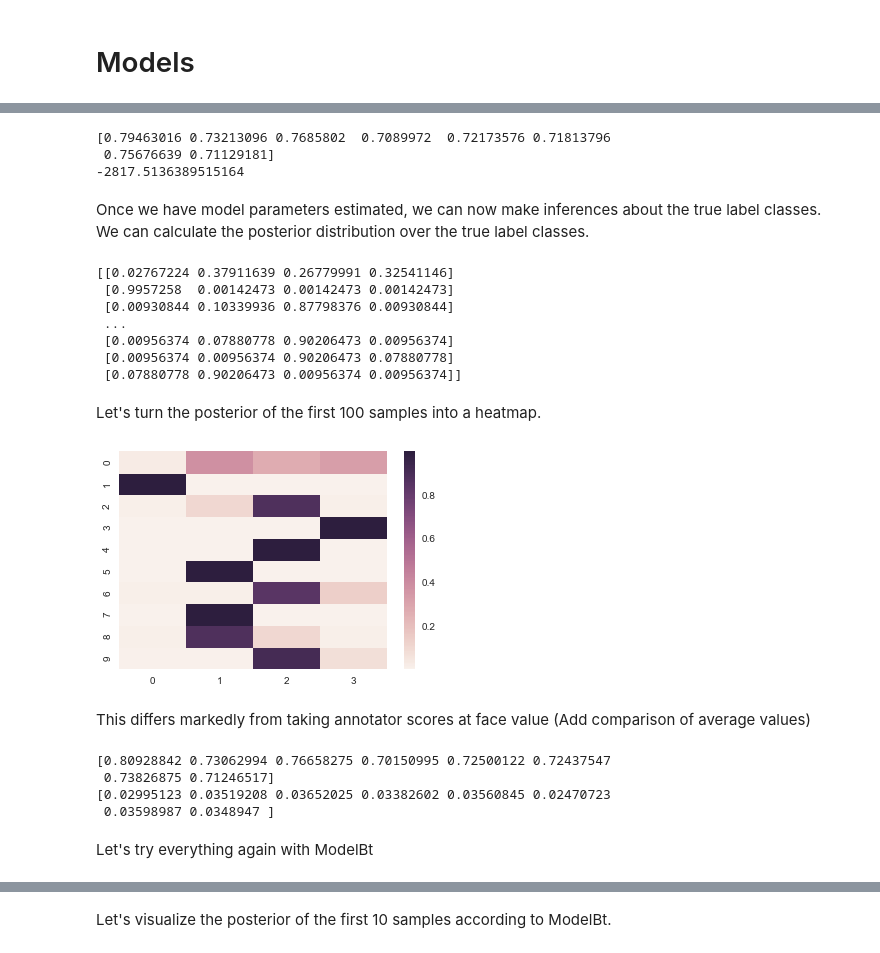
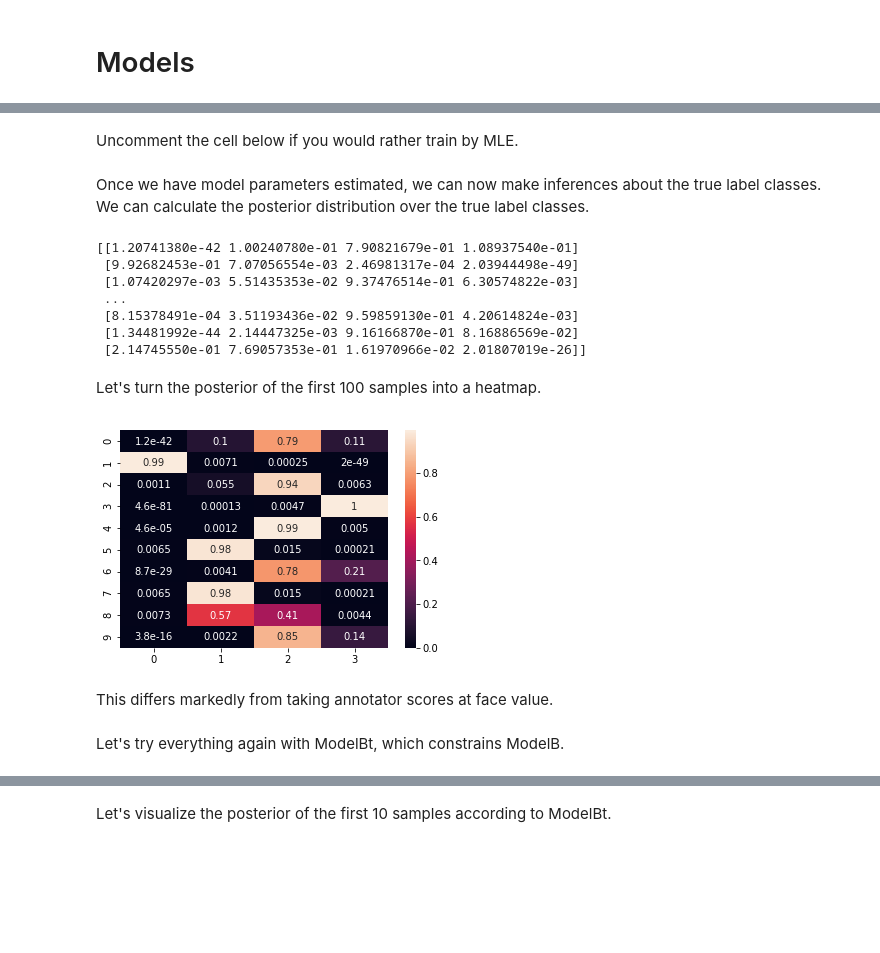
Before and after one commit to 1yangdongchen/Upcoming, a Jupyter notebook: 5-Reliability/5-Reliability.ipynb, the cells around one changed output, grey strips where cells are left out. Drawn from its saved outputs; the diff is of its cells as text; code cells hidden in the pictures; blank space fills up the shorter version.

```diff
--- a/5-Reliability/5-Reliability.ipynb
+++ b/5-Reliability/5-Reliability.ipynb
@@ -229,6 +229,6 @@ The models should provide similar results. To estimate the parameters for any mo
 # %%
-# create a new instance of model A, with 4 label classes
-model = ModelA.create_initial_state(4)
+# create a new instance of model B, with 4 label classes
+model = ModelB.create_initial_state(4,8)
 # other model parameters are initialized from the model prior
 print(model.theta)
 print(model.log_likelihood(anno.annotations))
@@ -249,45 +279,34 @@ print(model.log_likelihood(anno.annotations))
+# %% [markdown]
+Uncomment the cell below if you would rather train by MLE.
 # %%
-model = ModelA.create_initial_state(4)
-model.mle(anno.annotations)
-print(model.theta)
-print(model.log_likelihood(anno.annotations))
+#model = ModelB.create_initial_state(4,8)
+#model.mle(anno.annotations)
+#print(model.theta)
+#print(model.log_likelihood(anno.annotations))
-# %% [output]
-[0.79463016 0.73213096 0.7685802  0.7089972  0.72173576 0.71813796
- 0.75676639 0.71129181]
--2817.5136389515164
 # %% [markdown]
 Once we have model parameters estimated, we can now make inferences about the true label classes. We can calculate the posterior distribution over the true label classes.
 # %%
 posterior = model.infer_labels(anno.annotations)
 print(posterior)
 # %% [output]
-[[0.02767224 0.37911639 0.26779991 0.32541146]
- [0.9957258  0.00142473 0.00142473 0.00142473]
- [0.00930844 0.10339936 0.87798376 0.00930844]
+[[1.20741380e-42 1.00240780e-01 7.90821679e-01 1.08937540e-01]
+ [9.92682453e-01 7.07056554e-03 2.46981317e-04 2.03944498e-49]
+ [1.07420297e-03 5.51435353e-02 9.37476514e-01 6.30574822e-03]
  ...
- [0.00956374 0.07880778 0.90206473 0.00956374]
- [0.00956374 0.00956374 0.90206473 0.07880778]
- [0.07880778 0.90206473 0.00956374 0.00956374]]
+ [8.15378491e-04 3.51193436e-02 9.59859130e-01 4.20614824e-03]
+ [1.34481992e-44 2.14447325e-03 9.16166870e-01 8.16886569e-02]
+ [2.14745550e-01 7.69057353e-01 1.61970966e-02 2.01807019e-26]]
 # %% [markdown]
 Let's turn the posterior of the first 100 samples into a heatmap.
 # %%
-ax = seaborn.heatmap(posterior[:10,])
+ax = seaborn.heatmap(posterior[:10,], annot=True)
 plt.show()
 # %% [output]
-[figure, old version]
+[figure, new version]
 # %% [markdown]
-This differs markedly from taking annotator scores at face value (Add comparison of average values)
+This differs markedly from taking annotator scores at face value.
-# %%
-samples = model.sample_posterior_over_accuracy(anno.annotations, 200, burn_in_samples=100, thin_samples=3)
-print(samples.mean(axis=0))
-print(samples.std(axis=0))
-# %% [output]
-[0.80928842 0.73062994 0.76658275 0.70150995 0.72500122 0.72437547
- 0.73826875 0.71246517]
-[0.02995123 0.03519208 0.03652025 0.03382602 0.03560845 0.02470723
- 0.03598987 0.0348947 ]
 # %% [markdown]
-Let's try everything again with ModelBt
+Let's try everything again with ModelBt, which constrains ModelB.
 # %%
 # create a new instance of model B, with 4 label classes and 8 annotators.
 model = ModelBt.create_initial_state(4, 8)
```
Also changed, not shown: parts of 63 cells of this notebook.
